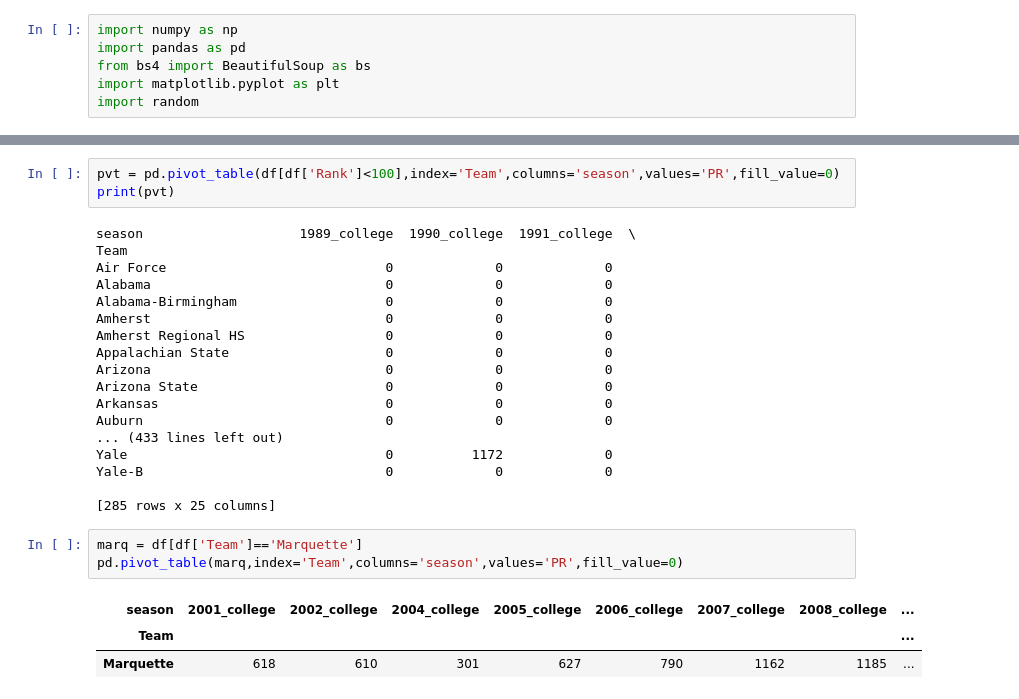
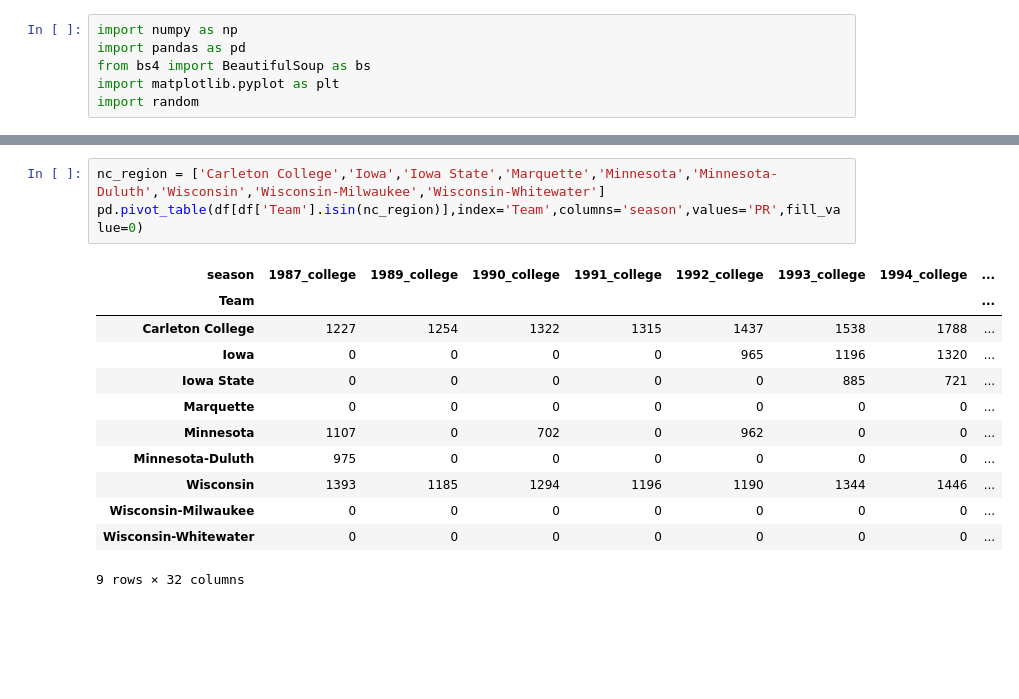
Before and after one commit to peterdobbs77/statistical_simulation, a Jupyter notebook: USAU_final_rankings.ipynb, the cells around one changed output, grey strips where cells are left out. Drawn from its saved outputs; the diff is of its cells as text; blank space fills up the shorter version.

```diff
--- a/USAU_final_rankings.ipynb
+++ b/USAU_final_rankings.ipynb
@@ -40,28 +65,16 @@ print(top20)
 # %%
-pvt = pd.pivot_table(df[df['Rank']<100],index='Team',columns='season',values='PR',fill_value=0)
-print(pvt)
+nc_region = ['Carleton College','Iowa','Iowa State','Marquette','Minnesota','Minnesota-Duluth','Wisconsin','Wisconsin-Milwaukee','Wisconsin-Whitewater']
+pd.pivot_table(df[df['Team'].isin(nc_region)],index='Team',columns='season',values='PR',fill_value=0)
 # %% [output]
+| season | 1987_college | 1989_college | 1990_college | 1991_college | 1992_college | 1993_college | 1994_college | ... |
+| Team |  |  |  |  |  |  |  | ... |
+| Carleton College | 1227 | 1254 | 1322 | 1315 | 1437 | 1538 | 1788 | ... |
+| Iowa | 0 | 0 | 0 | 0 | 965 | 1196 | 1320 | ... |
+| Iowa State | 0 | 0 | 0 | 0 | 0 | 885 | 721 | ... |
+| Marquette | 0 | 0 | 0 | 0 | 0 | 0 | 0 | ... |
+| Minnesota | 1107 | 0 | 702 | 0 | 962 | 0 | 0 | ... |
+| Minnesota-Duluth | 975 | 0 | 0 | 0 | 0 | 0 | 0 | ... |
+| Wisconsin | 1393 | 1185 | 1294 | 1196 | 1190 | 1344 | 1446 | ... |
+| Wisconsin-Milwaukee | 0 | 0 | 0 | 0 | 0 | 0 | 0 | ... |
+| Wisconsin-Whitewater | 0 | 0 | 0 | 0 | 0 | 0 | 0 | ... |
-season                    1989_college  1990_college  1991_college  \
-Team
-Air Force                            0             0             0
-Alabama                              0             0             0
-Alabama-Birmingham                   0             0             0
-Amherst                              0             0             0
-Amherst Regional HS                  0             0             0
-Appalachian State                    0             0             0
-Arizona                              0             0             0
-Arizona State                        0             0             0
-Arkansas                             0             0             0
-Auburn                               0             0             0
-... (433 lines left out)
-Yale                                 0          1172             0
-Yale-B                               0             0             0
-
-[285 rows x 25 columns]
+9 rows × 32 columns
-# %%
-marq = df[df['Team']=='Marquette']
-pd.pivot_table(marq,index='Team',columns='season',values='PR',fill_value=0)
-# %% [output]
-| season | 2001_college | 2002_college | 2004_college | 2005_college | 2006_college | 2007_college | 2008_college | ... |
-| Team |  |  |  |  |  |  |  | ... |
-| Marquette | 618 | 610 | 301 | 627 | 790 | 1162 | 1185 | ... |
```
Also changed, not shown: parts of 8 cells of this notebook.
